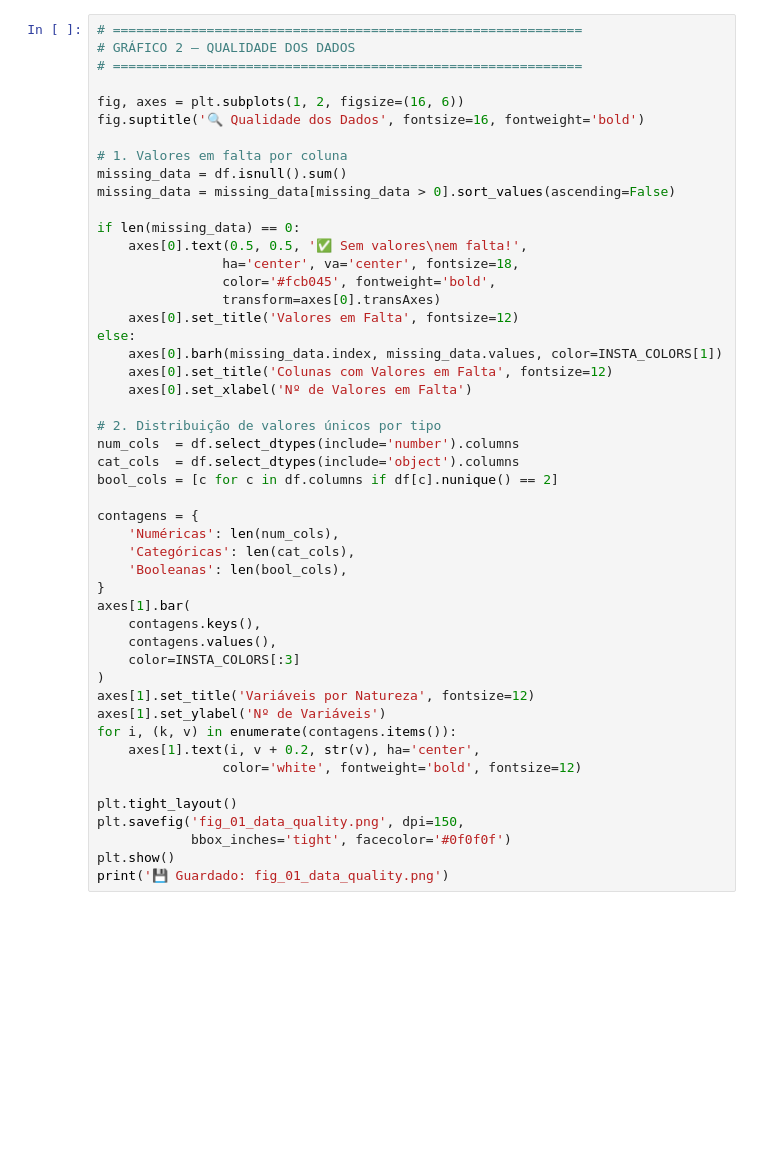
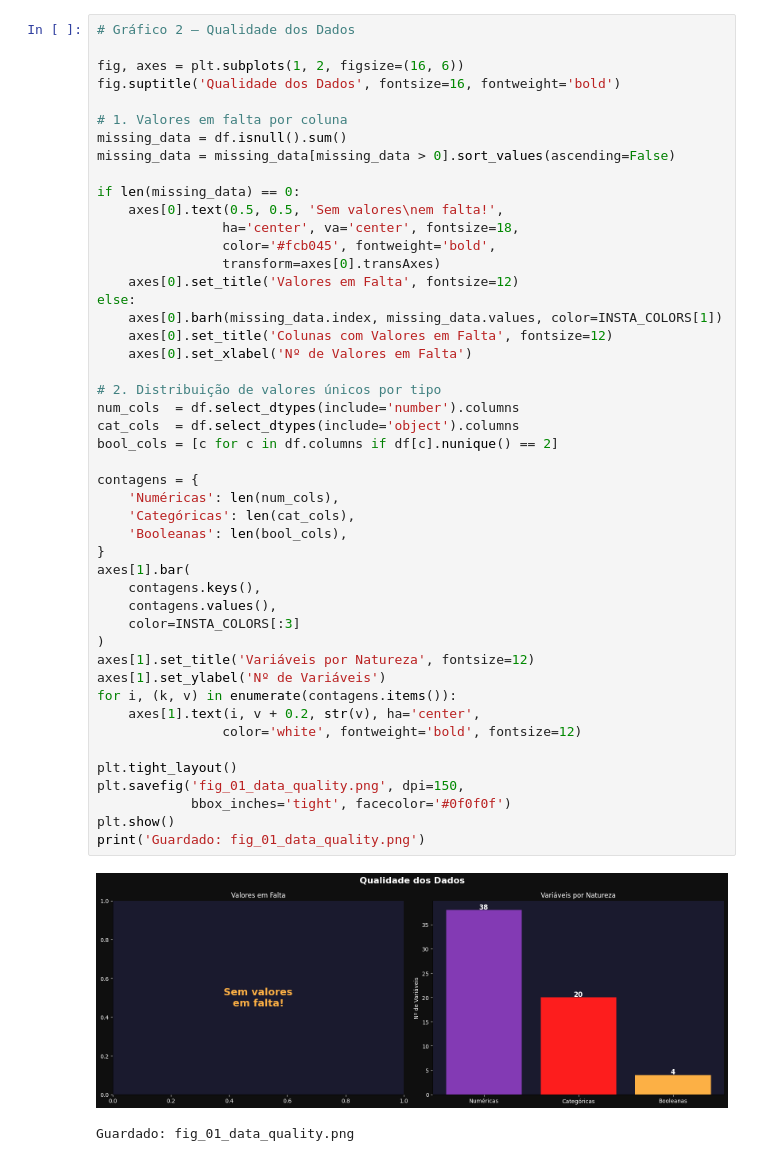
Before and after one commit to Mikael-Braun/LaboratoryOfDataAnalysis, a Jupyter notebook: notebooks/01_dataset_description.ipynb, the cells around one changed output. Saved outputs shown, nothing was run; the diff lists cells and outputs as text; blank space fills up the shorter version.

```diff
--- a/notebooks/01_dataset_description.ipynb
+++ b/notebooks/01_dataset_description.ipynb
@@ -220,17 +265,15 @@ print('💾 Guardado: fig_dataset_overview.png')
 # %%
-# ============================================================
-# GRÁFICO 2 — QUALIDADE DOS DADOS
-# ============================================================
+# Gráfico 2 — Qualidade dos Dados
 
 fig, axes = plt.subplots(1, 2, figsize=(16, 6))
-fig.suptitle('🔍 Qualidade dos Dados', fontsize=16, fontweight='bold')
+fig.suptitle('Qualidade dos Dados', fontsize=16, fontweight='bold')
 
 # 1. Valores em falta por coluna
 missing_data = df.isnull().sum()
 missing_data = missing_data[missing_data > 0].sort_values(ascending=False)
 
 if len(missing_data) == 0:
-    axes[0].text(0.5, 0.5, '✅ Sem valores\nem falta!',
+    axes[0].text(0.5, 0.5, 'Sem valores\nem falta!',
                 ha='center', va='center', fontsize=18,
                 color='#fcb045', fontweight='bold',
                 transform=axes[0].transAxes)
@@ -238,32 +281,35 @@ if len(missing_data) == 0:
 else:
     axes[0].barh(missing_data.index, missing_data.values, color=INSTA_COLORS[1])
     axes[0].set_title('Colunas com Valores em Falta', fontsize=12)
     axes[0].set_xlabel('Nº de Valores em Falta')
 
 # 2. Distribuição de valores únicos por tipo
 num_cols  = df.select_dtypes(include='number').columns
 cat_cols  = df.select_dtypes(include='object').columns
 bool_cols = [c for c in df.columns if df[c].nunique() == 2]
 
 contagens = {
     'Numéricas': len(num_cols),
     'Categóricas': len(cat_cols),
     'Booleanas': len(bool_cols),
 }
 axes[1].bar(
     contagens.keys(),
     contagens.values(),
     color=INSTA_COLORS[:3]
 )
 axes[1].set_title('Variáveis por Natureza', fontsize=12)
 axes[1].set_ylabel('Nº de Variáveis')
 for i, (k, v) in enumerate(contagens.items()):
     axes[1].text(i, v + 0.2, str(v), ha='center',
                 color='white', fontweight='bold', fontsize=12)
 
 plt.tight_layout()
 plt.savefig('fig_01_data_quality.png', dpi=150,
             bbox_inches='tight', facecolor='#0f0f0f')
 plt.show()
-print('💾 Guardado: fig_01_data_quality.png')
+print('Guardado: fig_01_data_quality.png')
+# %% [output]
+[figure, added]
+Guardado: fig_01_data_quality.png
 # %%
```
Also changed, not shown: parts of 9 cells of this notebook, 13 other files.
